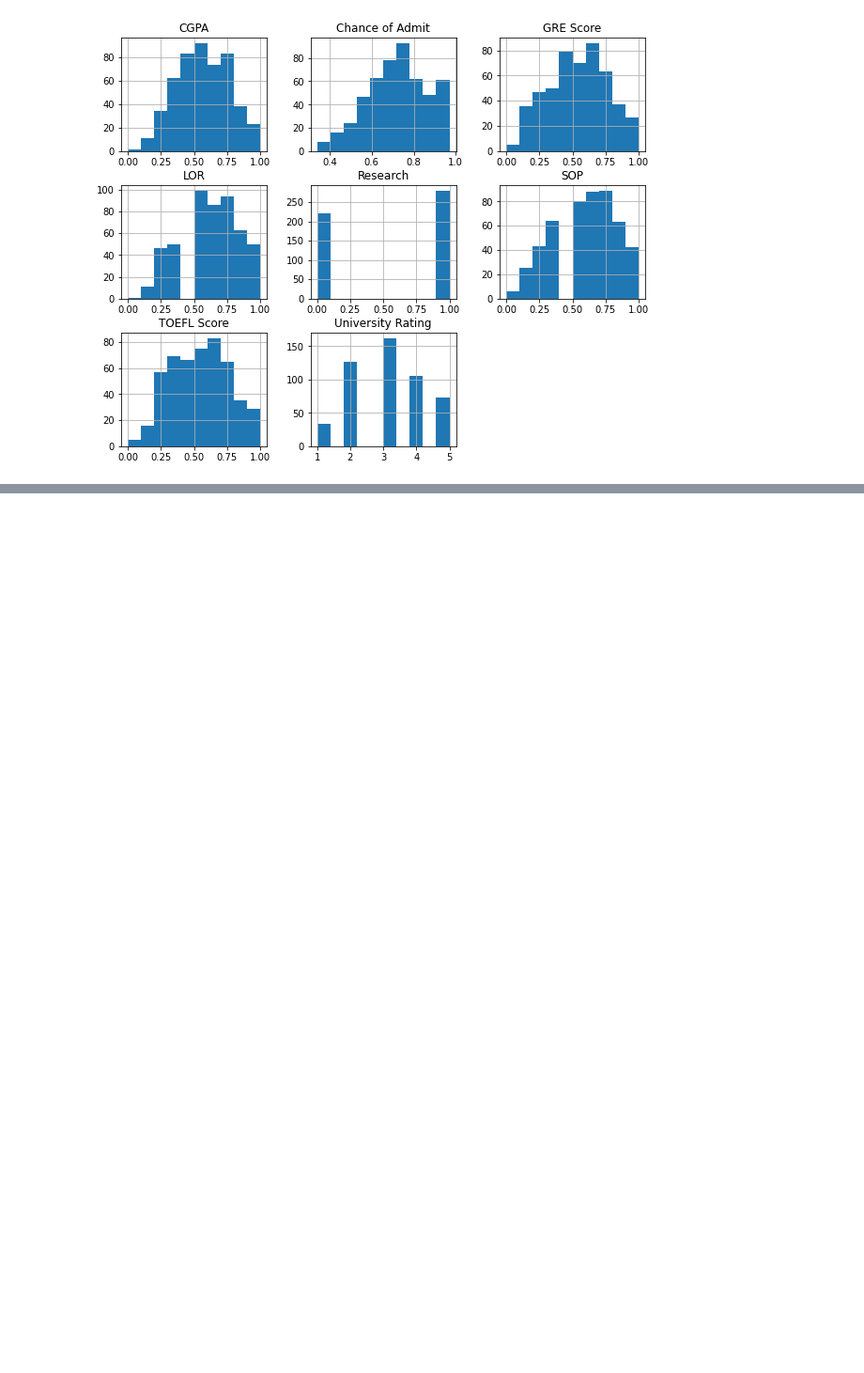
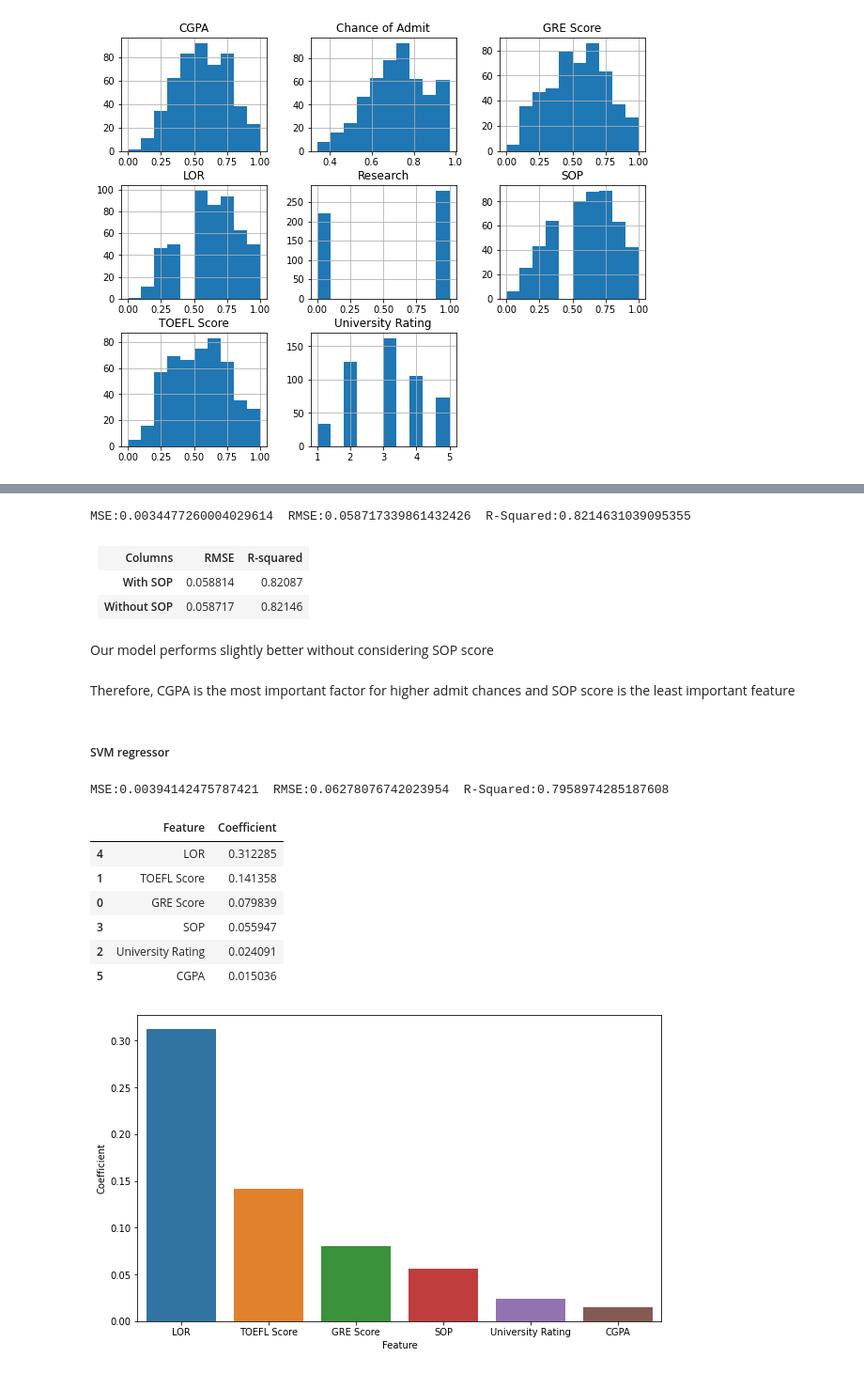
Before and after one commit to deep-son/Graduate-Admission, a Jupyter notebook: Graduate_Admission.ipynb, the cells around one changed output, grey strips where cells are left out. Shown at 94% size. Drawn from its saved outputs; the diff is of its cells as text; code cells hidden in the pictures; blank space fills up the shorter version.

```diff
--- a/Graduate_Admission.ipynb
+++ b/Graduate_Admission.ipynb
@@ -341,0 +251,74 @@ Training Accuracy: 78.40 (+/- 0.17)
+# %%
+#model without SOP considering score
+add_df2 = add_df_norm.copy()
+y = add_df2['Chance of Admit']
+add_df2.drop(columns=['Chance of Admit','SOP'],inplace=True)
+
+X_train1, X_test1, y_train1, y_test1 = train_test_split(add_df2, y, test_size=0.2,random_state=1)
+# %%
+# we can use the same model1 from above
+
+model1.fit(X_train1, y_train1)
+pred = model1.predict(X_test1)
+
+MSE = metrics.mean_squared_error(y_test1, pred)
+RMSE = np.sqrt(MSE)
+Rsq = metrics.r2_score(y_test1, pred)
+
+print("MSE:{}  RMSE:{}  R-Squared:{}".format(MSE,RMSE,Rsq))
+# %% [output]
+MSE:0.0034477260004029614  RMSE:0.058717339861432426  R-Squared:0.8214631039095355
+# %% [markdown]
+
+ <table>
+  <tr>
+    <th>Columns</th>
+    <th>RMSE</th>
+    <th>R-squared</th>
+  </tr>
+  <tr>
+    <th>With SOP</th>
+    <td>0.058814</td>
+    <td>0.82087</td>
+  </tr>
+  <tr>
+    <th>Without SOP</th>
+    <td>0.058717</td>
+    <td>0.82146</td>
+  </tr>
+</table>
+# %% [markdown]
+Our model performs slightly better without considering SOP score
+# %% [markdown]
+Therefore, CGPA is the most important factor for higher admit chances and SOP score is the least important feature
+# %% [markdown]
+##### SVM regressor
+# %%
+model2 = Pipeline([('scaler',MinMaxScaler()),('clf',SVR(kernel='linear'))])
+
+model2.fit(X_train1, y_train1)
+pred = model2.predict(X_test1)
+
+MSE = metrics.mean_squared_error(y_test1, pred)
+RMSE = np.sqrt(MSE)
+Rsq = metrics.r2_score(y_test1, pred)
+
+print("MSE:{}  RMSE:{}  R-Squared:{}".format(MSE,RMSE,Rsq))
+# %% [output]
+MSE:0.00394142475787421  RMSE:0.06278076742023954  R-Squared:0.7958974285187608
+# %%
+coef_df2 = pd.DataFrame(zip(X_train.columns,model2.named_steps['clf'].coef_[0]),columns=['Feature','Coefficient'])
+coef_df2.sort_values(by='Coefficient',inplace=True, ascending=False)
+
+plt.figure(figsize = (10,6))
+sns.barplot(x='Feature',y='Coefficient',data=coef_df2)
+coef_df2
+# %% [output]
+|  | Feature | Coefficient |
+| 4 | LOR | 0.312285 |
+| 1 | TOEFL Score | 0.141358 |
+| 0 | GRE Score | 0.079839 |
+| 3 | SOP | 0.055947 |
+| 2 | University Rating | 0.024091 |
+| 5 | CGPA | 0.015036 |
+[figure, added]
```
Also changed, not shown: parts of 54 cells of this notebook.
